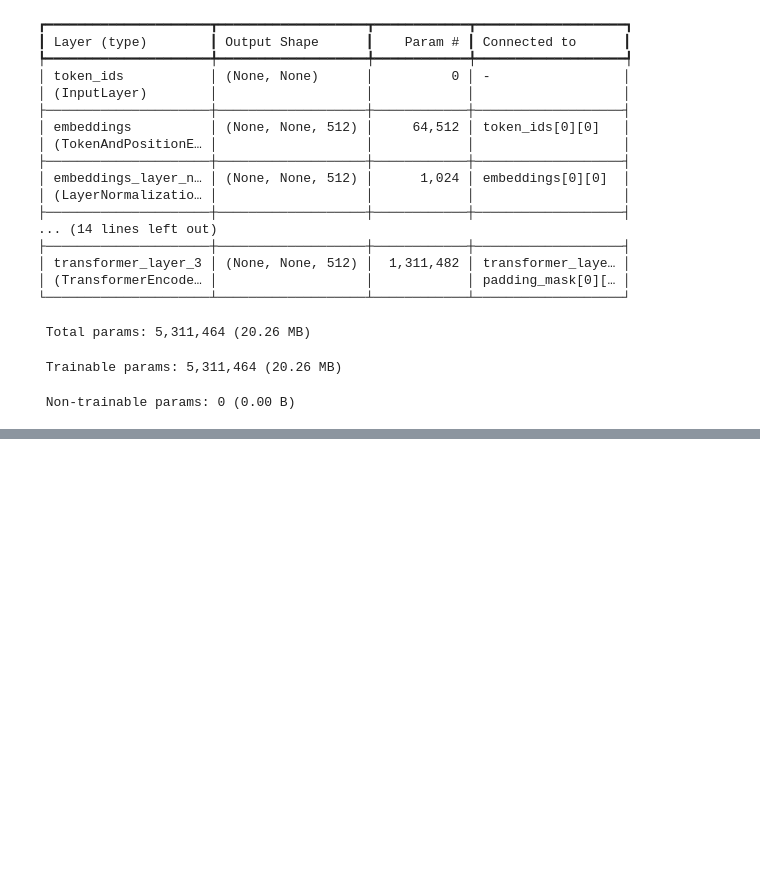
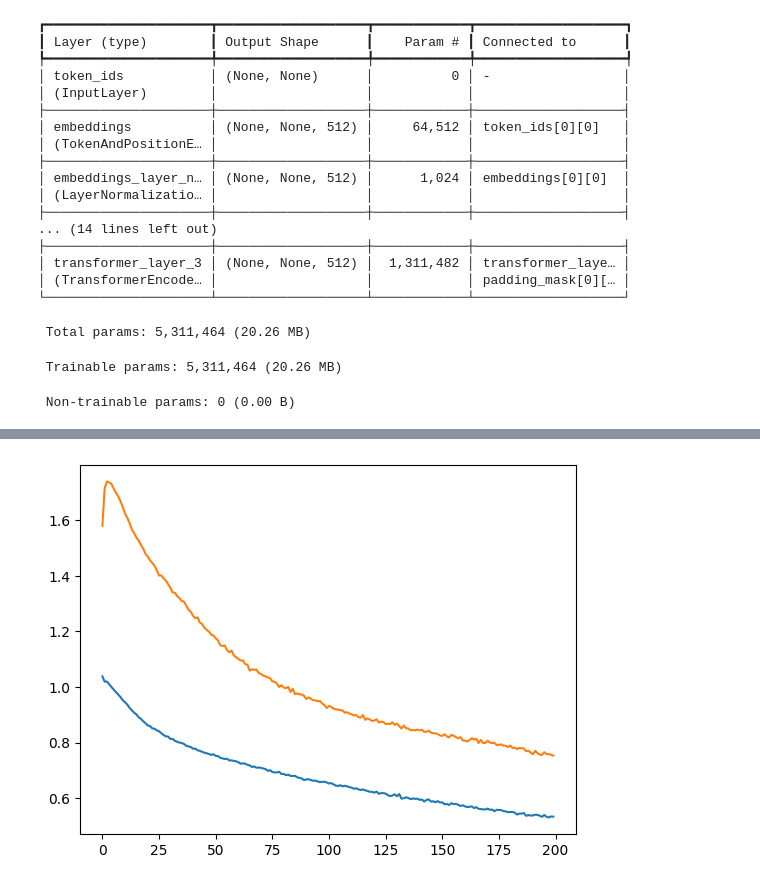
Before and after one commit to francoviscarra/CLM_BACE1, a Jupyter notebook: experiment/roberta_finetuning.ipynb, the cells around one changed output, grey strips where cells are left out. Saved outputs shown, nothing was run; the diff lists cells and outputs as text; code cells hidden in the pictures; blank space fills up the shorter version.

```diff
--- a/experiment/roberta_finetuning.ipynb
+++ b/experiment/roberta_finetuning.ipynb
@@ -146,0 +244,4 @@ embedder
+# %%
+#Data was split, but I saved the indices of each split to keep the same data across different models
+train_indices = np.loadtxt('train_indices.csv', delimiter=',', dtype=int)
+test_indices = np.loadtxt('test_indices.csv', delimiter=',', dtype=int)
@@ -147,3 +275,10 @@ embedder
+# %%
+#select the features of the train and test data by the indices
+X_train = new_df['Ligand SMILES'].values[train_indices]
+X_test =  new_df['Ligand SMILES'].values[test_indices]
+#select the labels of the train and test data by the indices
+y_train = new_df['activity_class'].values[train_indices]
+y_test = new_df['activity_class'].values[test_indices]
 # %%
 #The results will have the shape (4, samples, sequence_length, 512) where 512 is the hidden size of the model and 4 is the number of layers we are using
 #We need to sum the results along the first axis to get the embeddings of the tokens of each sample
@@ -151,0 +292,10 @@ embedder
+# %%
+classifier = keras_nlp.models.RobertaClassifier(
+    backbone=pretrained,
+    num_classes=3,
+    preprocessor=preprocessor,
+    activation='softmax')
+classifier.backbone.trainable = True
+classifier.compile(optimizer=keras.optimizers.Adam(1e-6), loss='sparse_categorical_crossentropy', metrics=['accuracy'])
+# %%
+history = classifier.fit(X_train, y_train, epochs=200, batch_size=32, validation_split=0.2, callbacks=[ModelCheckpoint(filepath='ROBERTA_ft.keras',monitor='val_loss',save_best_only=True,mode='min')])
@@ -151,0 +320,5 @@ embedder
+# %%
+plt.plot(history.history['loss'])
+plt.plot(history.history['val_loss'])
+print(f"Best validation loss: {min(history.history['val_loss'])} at epoch {np.argmin(history.history['val_loss'])}")
+# %% [output]
@@ -151,0 +326 @@ embedder
+[figure, added]
```
Also changed, not shown: parts of 20 cells of this notebook.
